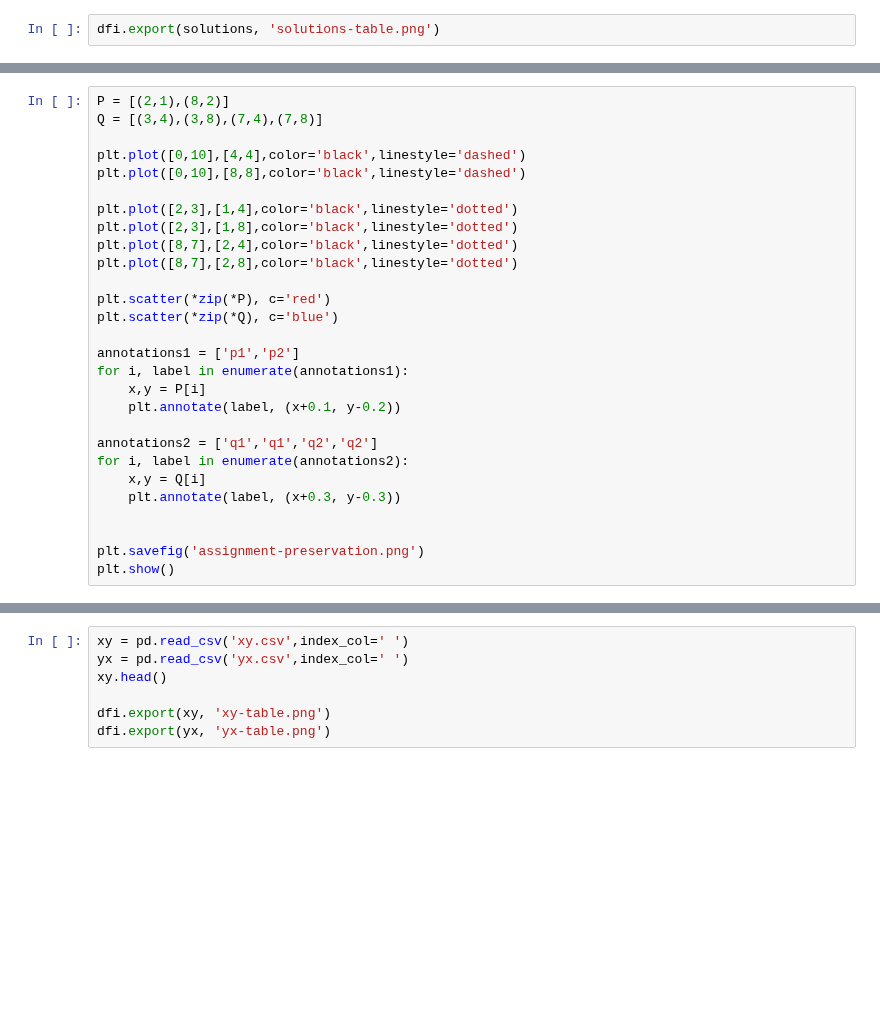
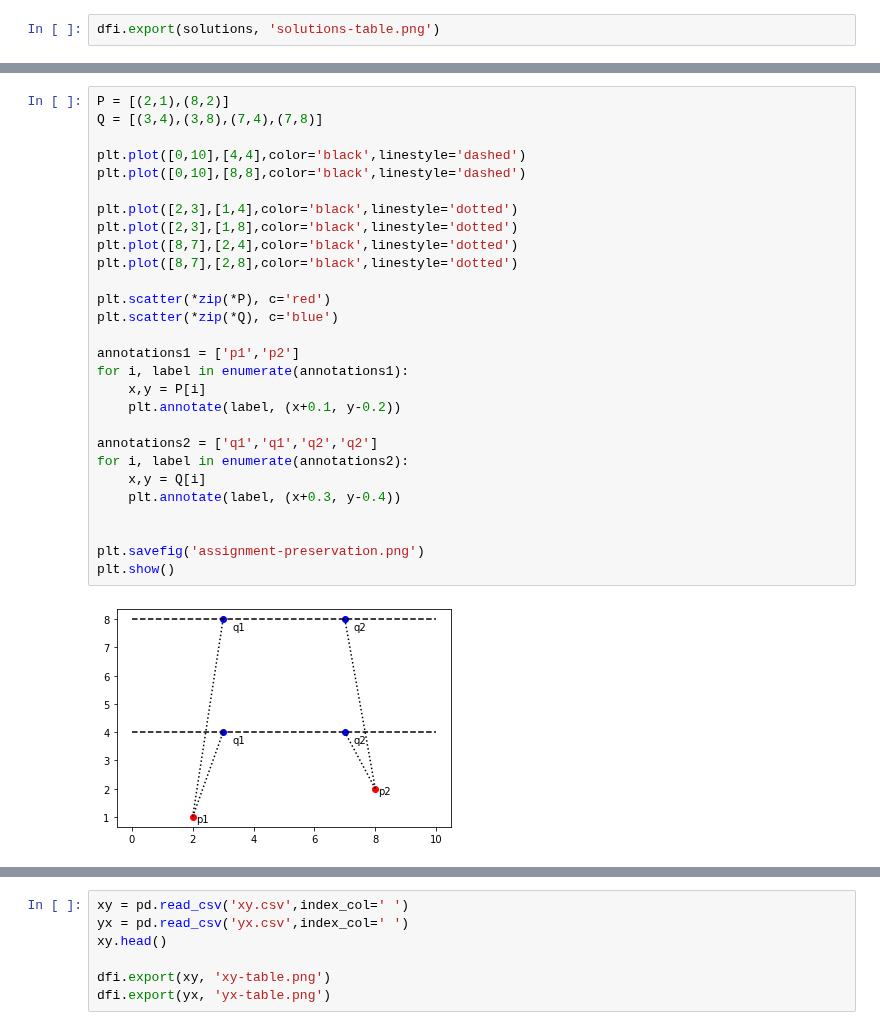
Before and after one commit to Elilgo324/dsd, a Jupyter notebook: paper-plots/paper_plots.ipynb, the cells around one changed output, grey strips where cells are left out. Drawn from its saved outputs; the diff is of its cells as text; blank space fills up the shorter version.

```diff
--- a/paper-plots/paper_plots.ipynb
+++ b/paper-plots/paper_plots.ipynb
@@ -47,31 +63,33 @@ plt.show()
 # %%
 P = [(2,1),(8,2)]
 Q = [(3,4),(3,8),(7,4),(7,8)]
 
 plt.plot([0,10],[4,4],color='black',linestyle='dashed')
 plt.plot([0,10],[8,8],color='black',linestyle='dashed')
 
 plt.plot([2,3],[1,4],color='black',linestyle='dotted')
 plt.plot([2,3],[1,8],color='black',linestyle='dotted')
 plt.plot([8,7],[2,4],color='black',linestyle='dotted')
 plt.plot([8,7],[2,8],color='black',linestyle='dotted')
 
 plt.scatter(*zip(*P), c='red')
 plt.scatter(*zip(*Q), c='blue')
 
 annotations1 = ['p1','p2']
 for i, label in enumerate(annotations1):
     x,y = P[i]
     plt.annotate(label, (x+0.1, y-0.2))
 
 annotations2 = ['q1','q1','q2','q2']
 for i, label in enumerate(annotations2):
     x,y = Q[i]
-    plt.annotate(label, (x+0.3, y-0.3))
+    plt.annotate(label, (x+0.3, y-0.4))
 
 
 plt.savefig('assignment-preservation.png')
 plt.show()
+# %% [output]
+[figure, added]
 # %%
 R = [(8,2),(8,8)]
 P = [(3,6),(7,6)]
```
Also changed, not shown: parts of 14 cells of this notebook, 4 other files.
